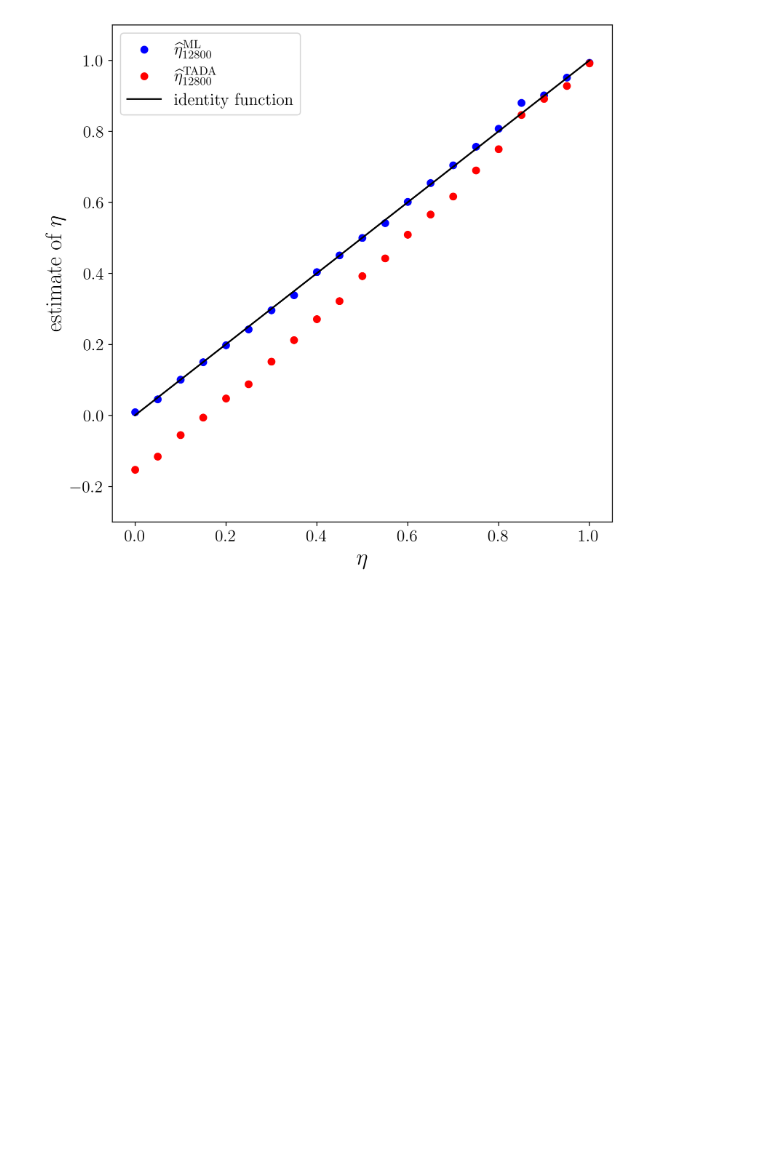
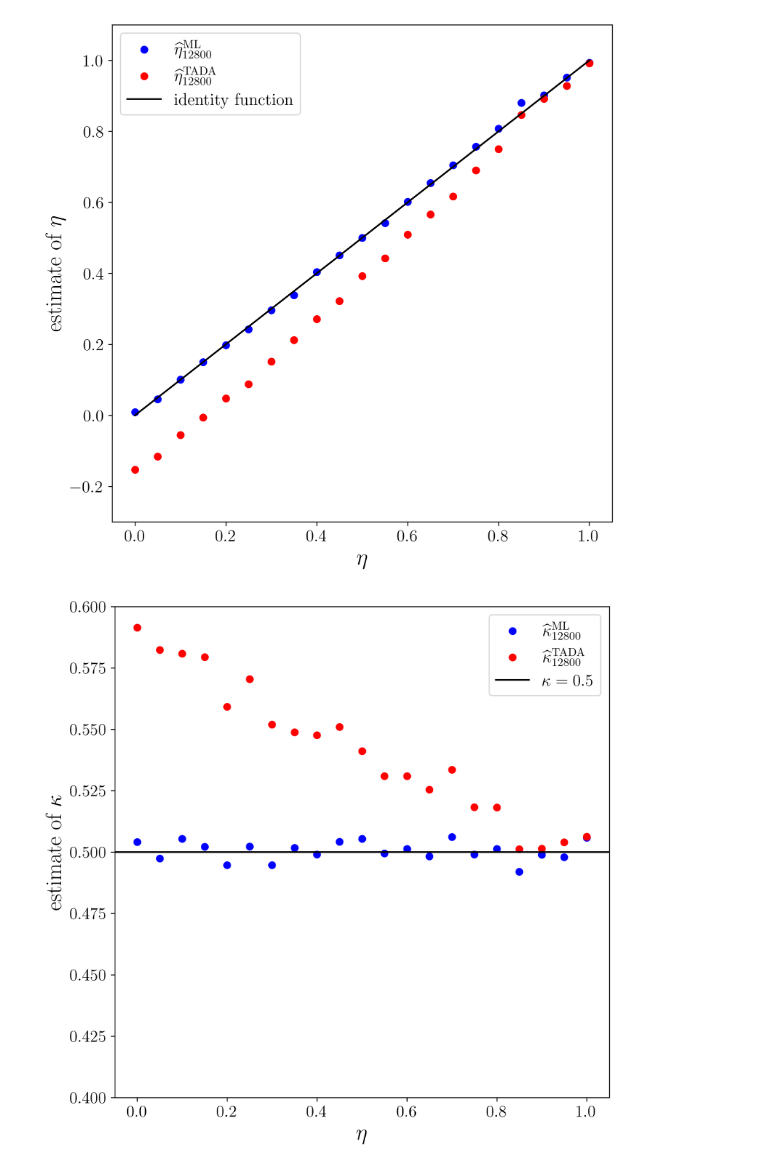
Before and after one commit to RiverFlowsInYou98/TADA, a Jupyter notebook: addm/varying_eta/param_recovery.ipynb, the cells around one changed output. Cells and saved outputs as stored; diff of their text form; code cells hidden in the pictures; blank space fills up the shorter version.

Commit message:
add results for varying kappa, a, x0

```diff
--- a/addm/varying_eta/param_recovery.ipynb
+++ b/addm/varying_eta/param_recovery.ipynb
@@ -310,3 +310,33 @@ plt.savefig(f"param_recovery_{num_data_list[num_data_idx]}.png", bbox_inches="ti
 plt.show()
 # %% [output]
 [figure]
+# %%
+num_data_idx = -2
+fig, ax = plt.subplots(1, 1, figsize=(8, 8), dpi=300)
+ax.scatter(
+    paras_true_arr[num_data_idx, :, 0],
+    paras_mle_arr[num_data_idx, :, 1],
+    label=rf"$\widehat{{\kappa}}_{{{num_data_list[num_data_idx]}}}^{{\text{{ML}}}}$",
+    color="blue",
+)
+ax.scatter(
+    paras_true_arr[num_data_idx, :, 0],
+    paras_tada_arr[num_data_idx, :, 1],
+    label=rf"$\widehat{{\kappa}}_{{{num_data_list[num_data_idx]}}}^{{\text{{TADA}}}}$",
+    color="red",
+)
+ax.axhline(paras_true_arr[num_data_idx, 0, 1], 0, 1, c="k", label=rf"$\kappa={paras_true_arr[num_data_idx, 0, 1]}$")
+ax.legend(fontsize=15)
+ax.set_xlabel(r"$\eta$", fontsize=20)
+ax.set_ylabel(r"estimate of $\kappa$", fontsize=20)
+ax.tick_params(axis="both", labelsize=15)
+
+ax.set_xlim((-0.05, 1.05))
+ax.set_ylim((0.4, 0.6))
+
+# plt.savefig(f"param_recovery_{num_data_list[num_data_idx]}.png", bbox_inches="tight")
+
+
+plt.show()
+# %% [output]
+[figure, added]
```
Also changed, not shown: parts of 3 cells of this notebook, 6 other files.
